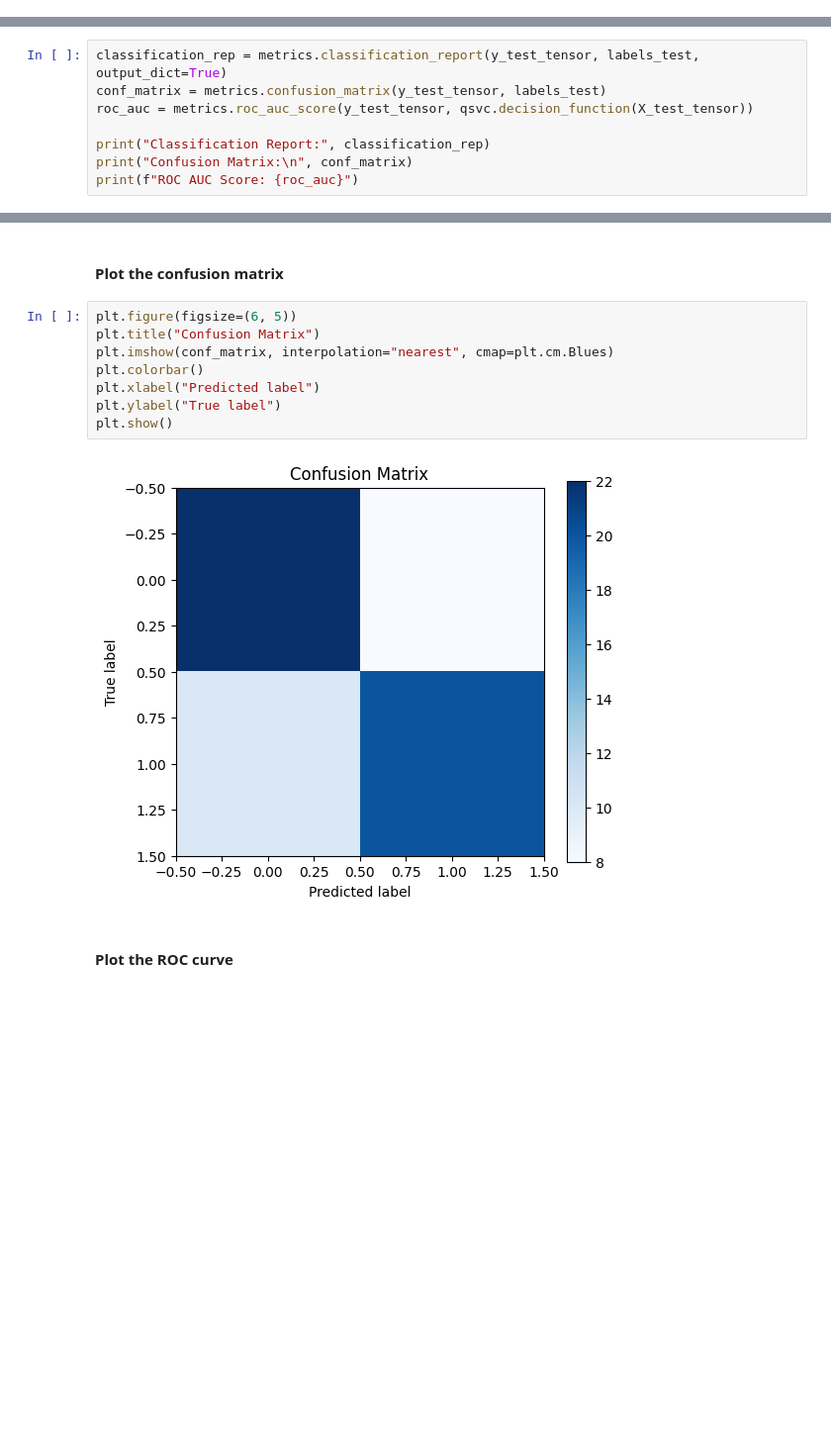
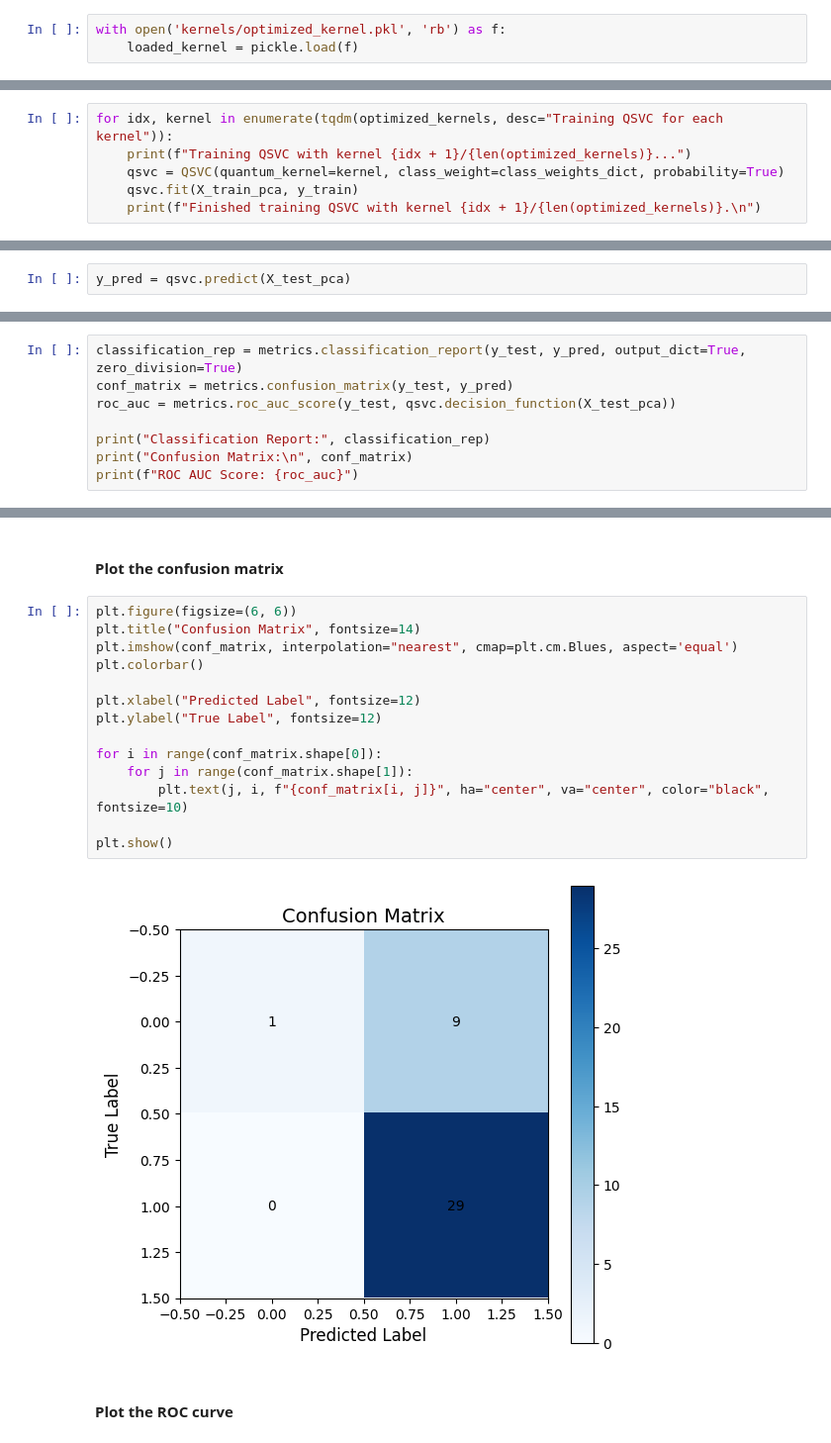
Before and after one commit to ketayon/PNEUMONIA_DETECTION, a Jupyter notebook: QuantumKernelTrainer_qiskit_pneumonia_detection.ipynb, the cells around one changed output, grey strips where cells are left out. Shown at 99% size. Drawn from its saved outputs; the diff is of its cells as text; blank space fills up the shorter version.

```diff
--- a/QuantumKernelTrainer_qiskit_pneumonia_detection.ipynb
+++ b/QuantumKernelTrainer_qiskit_pneumonia_detection.ipynb
@@ -245 +406,4 @@ optimized_kernel = qka_results.quantum_kernel
+# %%
+with open('kernels/optimized_kernel.pkl', 'rb') as f:
+    loaded_kernel = pickle.load(f)
 # %% [markdown]
@@ -246,0 +411,6 @@ optimized_kernel = qka_results.quantum_kernel
+# %%
+for idx, kernel in enumerate(tqdm(optimized_kernels, desc="Training QSVC for each kernel")):
+    print(f"Training QSVC with kernel {idx + 1}/{len(optimized_kernels)}...")
+    qsvc = QSVC(quantum_kernel=kernel, class_weight=class_weights_dict, probability=True)
+    qsvc.fit(X_train_pca, y_train)
+    print(f"Finished training QSVC with kernel {idx + 1}/{len(optimized_kernels)}.\n")
@@ -246,0 +431,2 @@ optimized_kernel = qka_results.quantum_kernel
+# %%
+y_pred = qsvc.predict(X_test_pca)
@@ -259,9 +453,9 @@ accuracy test: 0.7
 # %% [markdown]
 #### Compute evaluation metrics
 # %%
-classification_rep = metrics.classification_report(y_test_tensor, labels_test, output_dict=True)
-conf_matrix = metrics.confusion_matrix(y_test_tensor, labels_test)
-roc_auc = metrics.roc_auc_score(y_test_tensor, qsvc.decision_function(X_test_tensor))
+classification_rep = metrics.classification_report(y_test, y_pred, output_dict=True, zero_division=True)
+conf_matrix = metrics.confusion_matrix(y_test, y_pred)
+roc_auc = metrics.roc_auc_score(y_test, qsvc.decision_function(X_test_pca))
 
 print("Classification Report:", classification_rep)
 print("Confusion Matrix:\n", conf_matrix)
@@ -275,15 +537,21 @@ ROC AUC Score: 0.74
 # %% [markdown]
 #### Plot the confusion matrix
 # %%
-plt.figure(figsize=(6, 5))
-plt.title("Confusion Matrix")
-plt.imshow(conf_matrix, interpolation="nearest", cmap=plt.cm.Blues)
+plt.figure(figsize=(6, 6))
+plt.title("Confusion Matrix", fontsize=14)
+plt.imshow(conf_matrix, interpolation="nearest", cmap=plt.cm.Blues, aspect='equal')
 plt.colorbar()
-plt.xlabel("Predicted label")
-plt.ylabel("True label")
+
+plt.xlabel("Predicted Label", fontsize=12)
+plt.ylabel("True Label", fontsize=12)
+
+for i in range(conf_matrix.shape[0]):
+    for j in range(conf_matrix.shape[1]):
+        plt.text(j, i, f"{conf_matrix[i, j]}", ha="center", va="center", color="black", fontsize=10)
+
 plt.show()
 # %% [output]
-[figure, old version]
+[figure, new version]
 # %% [markdown]
 #### Plot the ROC curve
 # %%
```
Also changed, not shown: parts of 62 cells of this notebook, 11 other files.
